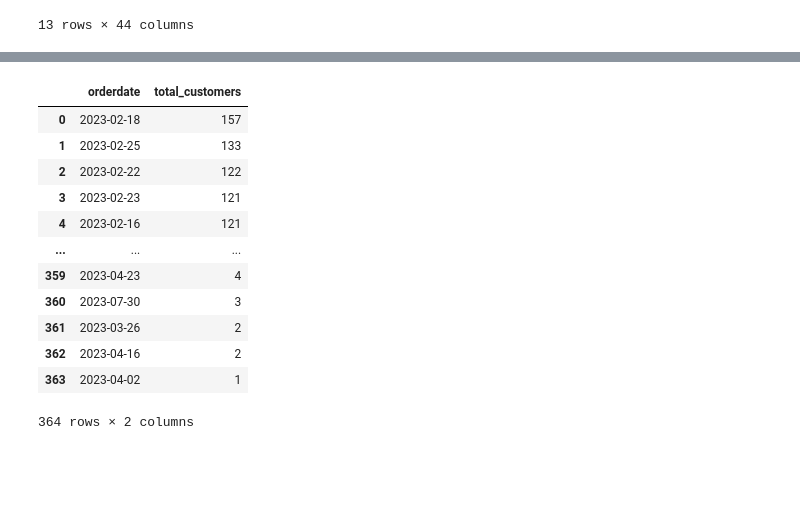
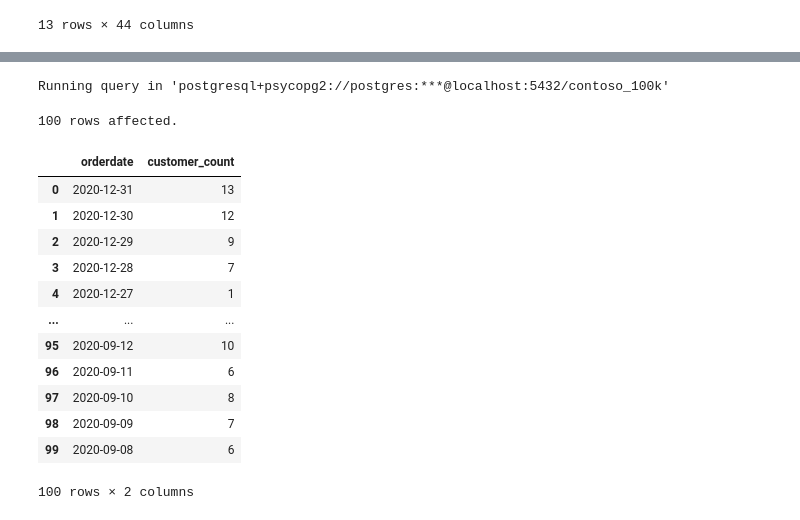
Before and after one commit to Nisha-Gangadhar/NishaTheDataAnalyst.github.io, a Jupyter notebook: Resources/SQL_Notebook.ipynb, the cells around one changed output, grey strips where cells are left out. Saved outputs shown, nothing was run; the diff lists cells and outputs as text; code cells hidden in the pictures; blank space fills up the shorter version.

```diff
--- a/Resources/SQL_Notebook.ipynb
+++ b/Resources/SQL_Notebook.ipynb
@@ -306,19 +187,26 @@ result
-# %%
-from google.colab import data_table
-data_table.enable_dataframe_formatter()
-
-display(result)
-# %% [output]
-|  | orderdate | total_customers |
-| 0 | 2023-02-18 | 157 |
-| 1 | 2023-02-25 | 133 |
-| 2 | 2023-02-22 | 122 |
-| 3 | 2023-02-23 | 121 |
-| 4 | 2023-02-16 | 121 |
-| ... | ... | ... |
-| 359 | 2023-04-23 | 4 |
-| 360 | 2023-07-30 | 3 |
-| 361 | 2023-03-26 | 2 |
-| 362 | 2023-04-16 | 2 |
-| 363 | 2023-04-02 | 1 |
-364 rows × 2 columns
+# %%
+%%sql
+
+select orderdate,
+    count(distinct customerkey) as customer_count
+from sales
+where orderdate between '2020-01-01' And '2020-12-31'
+group by orderdate
+order by orderdate desc
+limit 100;
+# %% [output]
+Running query in 'postgresql+psycopg2://postgres:***@localhost:5432/contoso_100k'
+100 rows affected.
+|  | orderdate | customer_count |
+| 0 | 2020-12-31 | 13 |
+| 1 | 2020-12-30 | 12 |
+| 2 | 2020-12-29 | 9 |
+| 3 | 2020-12-28 | 7 |
+| 4 | 2020-12-27 | 1 |
+| ... | ... | ... |
+| 95 | 2020-09-12 | 10 |
+| 96 | 2020-09-11 | 6 |
+| 97 | 2020-09-10 | 8 |
+| 98 | 2020-09-09 | 7 |
+| 99 | 2020-09-08 | 6 |
+100 rows × 2 columns
```
Also changed, not shown: parts of 15 cells of this notebook.
